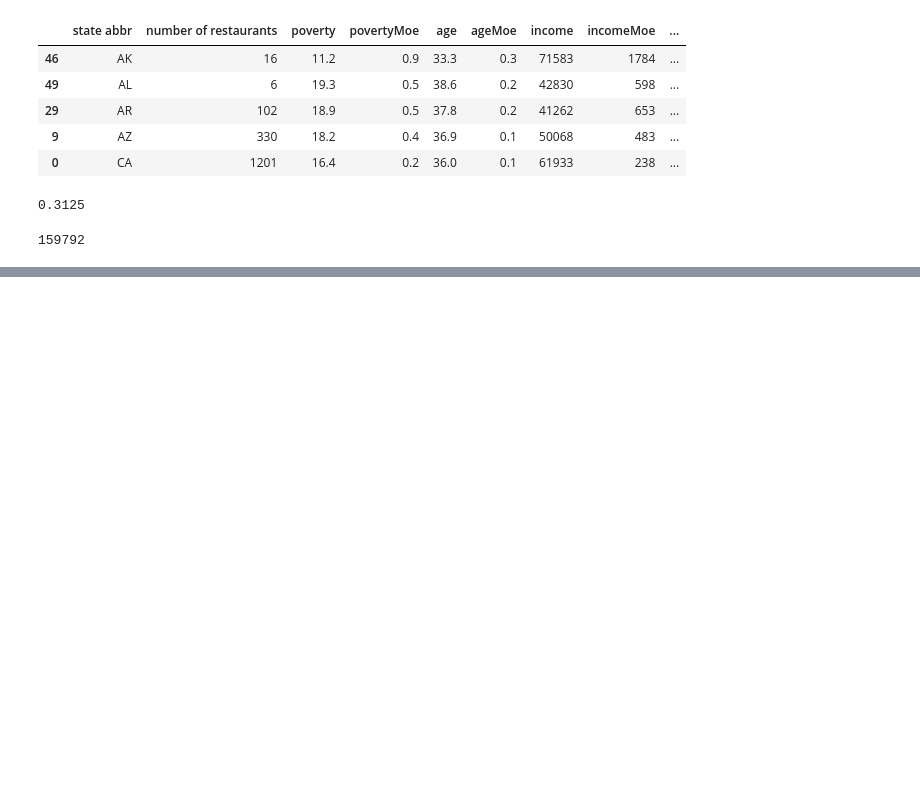
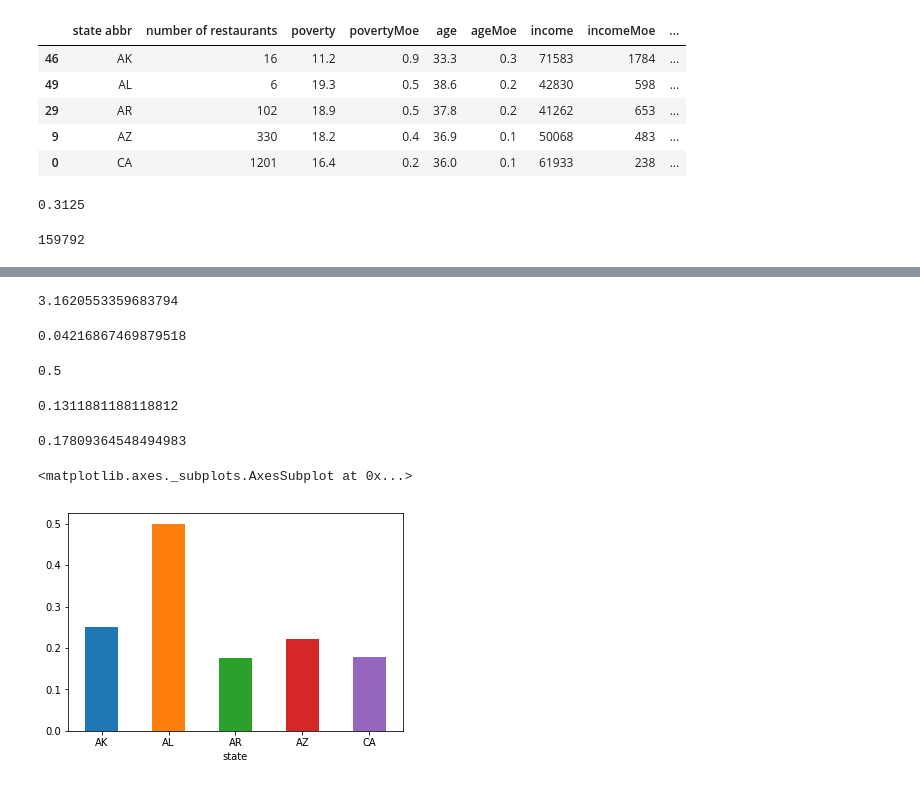
Before and after one commit to LBBL96/Fast-Food-Industry-Web-Visualization, a Jupyter notebook: Untitled.ipynb, the cells around one changed output, grey strips where cells are left out. Cells and saved outputs as stored; diff of their text form; code cells hidden in the pictures; blank space fills up the shorter version.

Commit message:
text and images

```diff
--- a/Untitled.ipynb
+++ b/Untitled.ipynb
@@ -219,0 +343,18 @@ TypeError: 'int' object is not callable
+# %%
+cols = ["American Restaurant and Fast Food Restaurant",
+                           "American Restaurant, Fast Food Restaurant, and Sandwich Place Central Omaha",
+                           "BBQ Joint and Fast Food Restaurant", "Burger Joint and Fast Food Restaurant",
+                           "Fast Food", "Fast Food Restaurant", "Fast Food Restaurant Cherry Hill",
+                           "Fast Food Restaurant, American Restaurant, and Seafood Restaurant",
+                           "Fast Food Restaurant, Hot Dog Joint, and American Restaurant",
+                           "Fast Food Restaurants", "Fast Food Restaurant Crown Heights",
+                           "Fast Food Restaurant and American Restaurant",
+                            "Fast Food Restaurant and American Restaurant North Park",
+                           "Fast Food Restaurant and Burger Joint",
+                            "Fast Food Restaurant and Food",
+                            "Fast Food Restaurant, American Restaurant, and Burger Joint",
+                           "Mexican Restaurant and Fast Food Restaurant",
+                           "Sandwich Place and Fast Food Restaurant Allegheny West",
+                           "Fast food restaurants"]
+# %%
+category_df = pd.crosstab(df["state"], df["categories"], margins = True).drop(columns = cols)
@@ -219,0 +371,37 @@ TypeError: 'int' object is not callable
+# %%
+prop_seafood = category_df.Seafood/category_df.All
+prop_burger = category_df.Burger/category_df.All
+prop_chicken = category_df.Chicken/category_df.All
+prop_ethnic = category_df.Ethnic/category_df.All
+prop_sandwich = category_df.Sandwich/category_df.All
+prop_snack = category_df.Snack/category_df.All
+prop_pizza = category_df.Pizza/category_df.All
+# %%
+# Indiana has highest number of seafood restaurants (8), which accounts for 3.16% of their restaurants
+
+prop_seafood["IN"] * 100
+# %% [output]
+3.1620553359683794
+# %%
+# This belongs to Kentucky, which has 6 seafood restaurants
+prop_seafood.max()
+# %% [output]
+0.04216867469879518
+# %%
+# Alabama has the largest proportion of ethnic restaurants
+prop_ethnic.max()
+# %% [output]
+0.5
+# %%
+prop_ethnic["TX"]
+# %% [output]
+0.1311881188118812
+# %%
+prop_ethnic["CA"]
+# %% [output]
+0.17809364548494983
+# %%
+prop_ethnic.head().plot(kind = "bar", rot = 0)
+# %% [output]
+<matplotlib.axes._subplots.AxesSubplot at 0x...>
+[figure, added]
```
Also changed, not shown: parts of 90 cells of this notebook, 25 other files.
